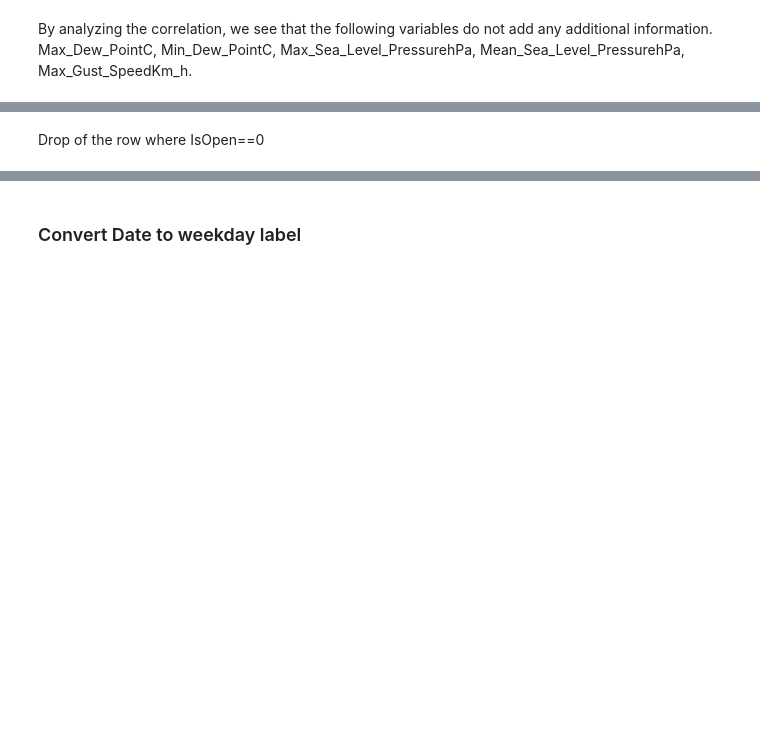
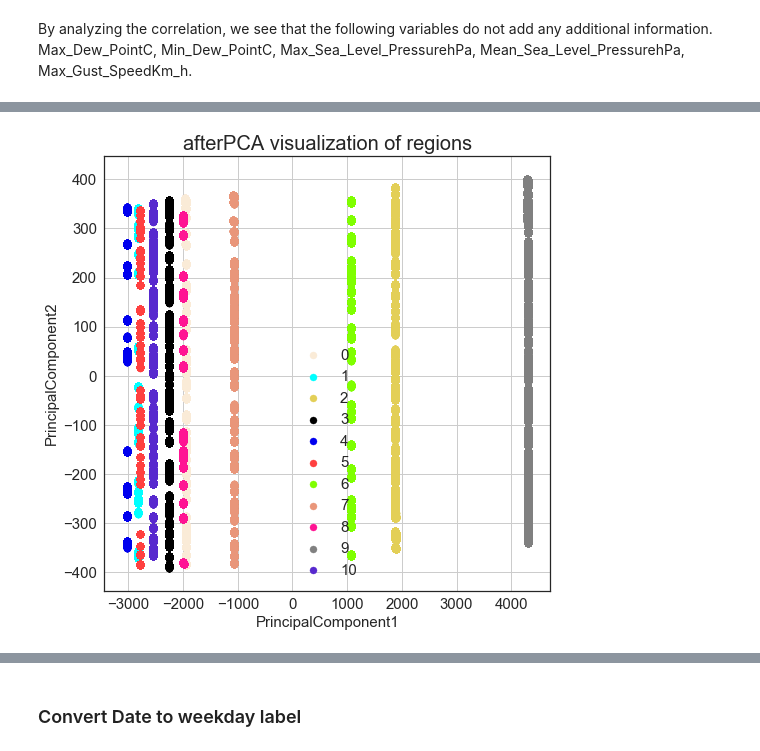
Before and after one commit to Trik17/DMTM_2018, a Jupyter notebook: Polimi Competition/SubmissionNB-AndreaSistemato.ipynb, the cells around one changed output, grey strips where cells are left out. Cells and saved outputs as stored; diff of their text form; code cells hidden in the pictures; blank space fills up the shorter version.

```diff
--- a/Polimi Competition/SubmissionNB-AndreaSistemato.ipynb
+++ b/Polimi Competition/SubmissionNB-AndreaSistemato.ipynb
@@ -375,0 +388,4 @@ sales_tsne_Region= pd.DataFrame({'x':tsne_result[:,0], 'y':tsne_result[:,1], 'Re
+# %%
+sales_pca.index = range(sales_pca.shape[0])
+# %%
+region_pca_df=pd.DataFrame(data = sales_pca['Region'])
@@ -376,16 +394,23 @@ sales_tsne_Region= pd.DataFrame({'x':tsne_result[:,0], 'y':tsne_result[:,1], 'Re
+# %%
+#PCA to plot
+from sklearn.decomposition import PCA
+pca = PCA(n_components=2)
+principalComponents = pca.fit_transform(sales_pca)
+sales_pca = pd.DataFrame(data = principalComponents, columns = ['x', 'y'])
+# %%
+sales_pca['Region']=region_pca_df['Region']
 # %%
-# Plotting of t-SNE, pointing out different regions.
 fig = plt.figure(figsize = (8,8))
 ax = fig.add_subplot(1,1,1)
-ax.set_xlabel('x', fontsize = 15)
-ax.set_ylabel('y', fontsize = 15)
-ax.set_title('t-SNE (2 Components)', fontsize = 20)
+ax.set_xlabel('PrincipalComponent1', fontsize = 15)
+ax.set_ylabel('PrincipalComponent2', fontsize = 15)
+ax.set_title('afterPCA visualization of regions', fontsize = 20)
 targets = [0,1,2,3,4,5,6,7,8,9,10]
 colors = ['#FAEBD7', '#00FFFF', '#E3CF57', '#000000', '#0000EE', '#FF4040', '#7FFF00', '#E9967A', '#FF1493', '#808080', '#5729ce']
 for target, color in zip(targets,colors):
-    indicesToKeep = sales_tsne_Region['Region'] == target
-    ax.scatter(sales_tsne_Region.loc[indicesToKeep,'x'], sales_tsne_Region.loc[indicesToKeep,'y'], c=color, s=50)
+    indicesToKeep = sales_pca['Region'] == target
+    ax.scatter(sales_pca.loc[indicesToKeep,'x'], sales_pca.loc[indicesToKeep,'y'], c=color, s=50)
 ax.legend(targets)
 ax.grid()
+# %% [output]
+[figure, added]
-# %% [markdown]
-Drop of the row where IsOpen==0
```
Also changed, not shown: parts of 18 cells of this notebook.
